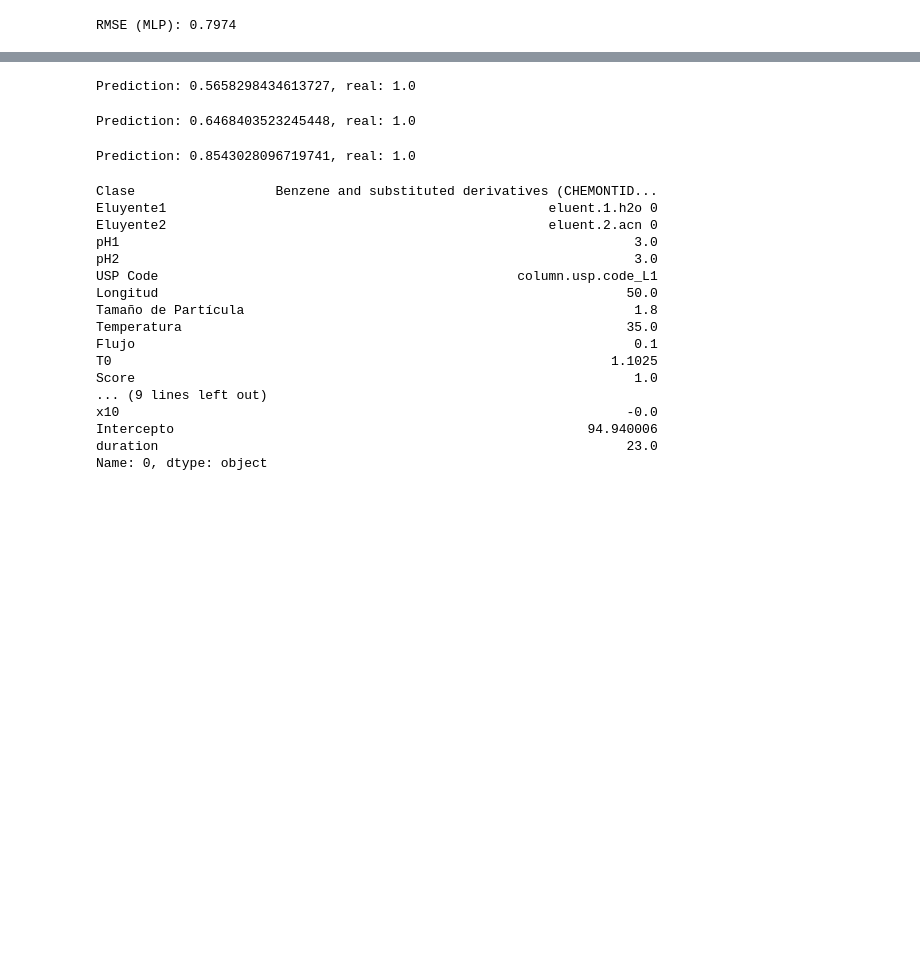
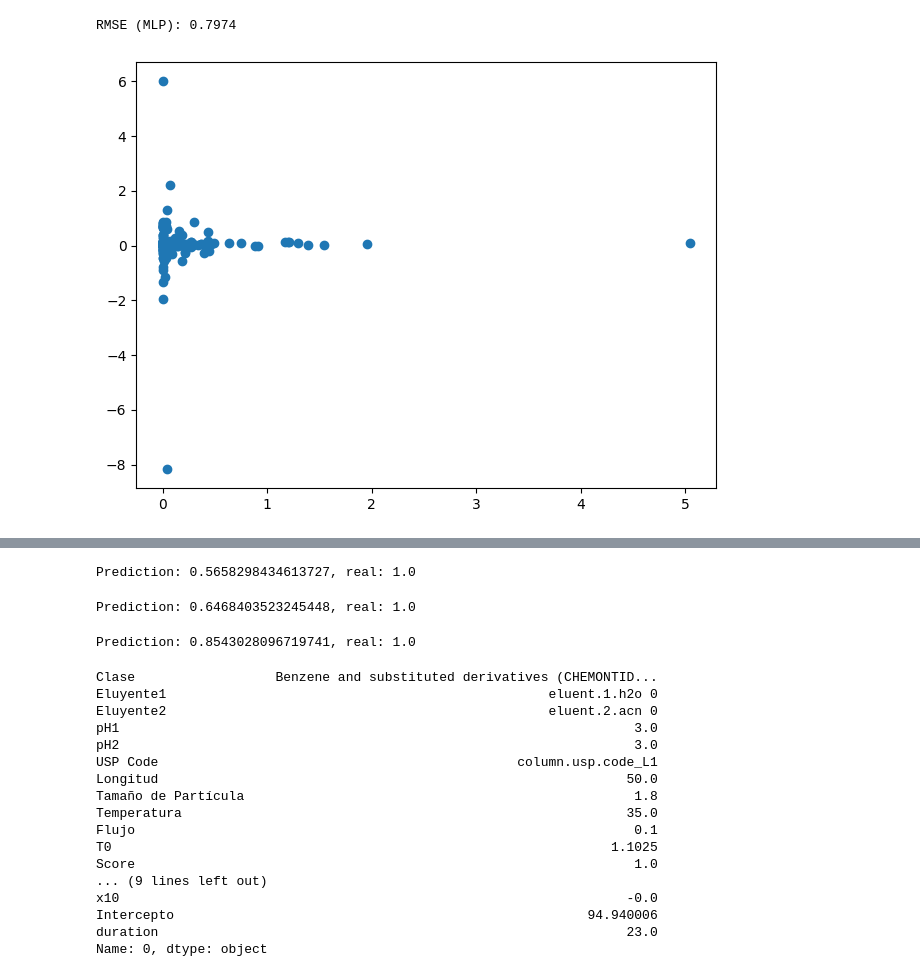
Before and after one commit to carlosMoragon/Trabajo-Fin-de-Grado, a Jupyter notebook: src/notebooks/Modelos/modeloLGBMRegressor_v3.ipynb, the cells around one changed output, grey strips where cells are left out. Saved outputs shown, nothing was run; the diff lists cells and outputs as text; code cells hidden in the pictures; blank space fills up the shorter version.

```diff
--- a/src/notebooks/Modelos/modeloLGBMRegressor_v3.ipynb
+++ b/src/notebooks/Modelos/modeloLGBMRegressor_v3.ipynb
@@ -510,6 +525,12 @@ rmse_mlp = np.sqrt(mean_squared_error(y_test1, y_pred_mlp1))
 print(f"RMSE (MLP): {rmse_mlp:.4f}")
 # %% [output]
 RMSE (MLP): 0.7974
+# %%
+plt.scatter(y_test1, y_pred_mlp1)
+plt.tight_layout()
+plt.show()
+# %% [output]
+[figure, added]
 # %%
 # ---------- 8. Modelo Random Forest Regressor ----------
 rf_model = RandomForestRegressor(n_estimators=100, random_state=42)
```
Also changed, not shown: parts of 14 cells of this notebook, 17 other files.
